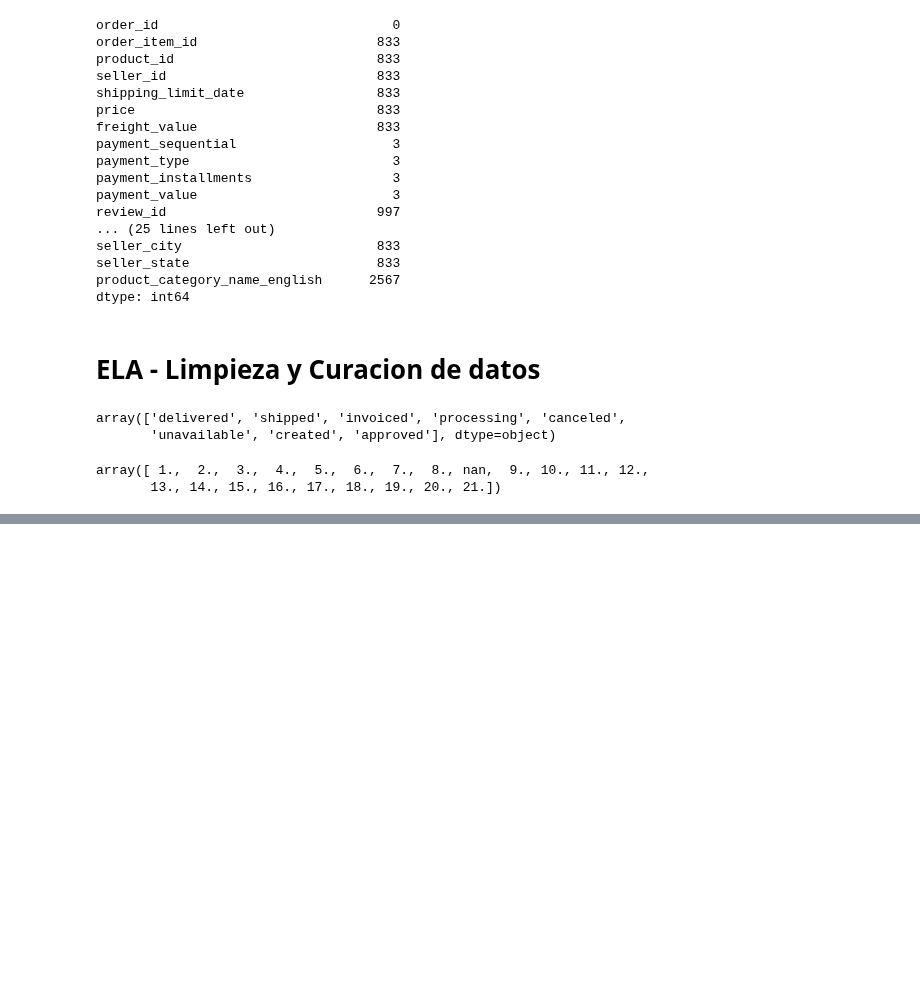
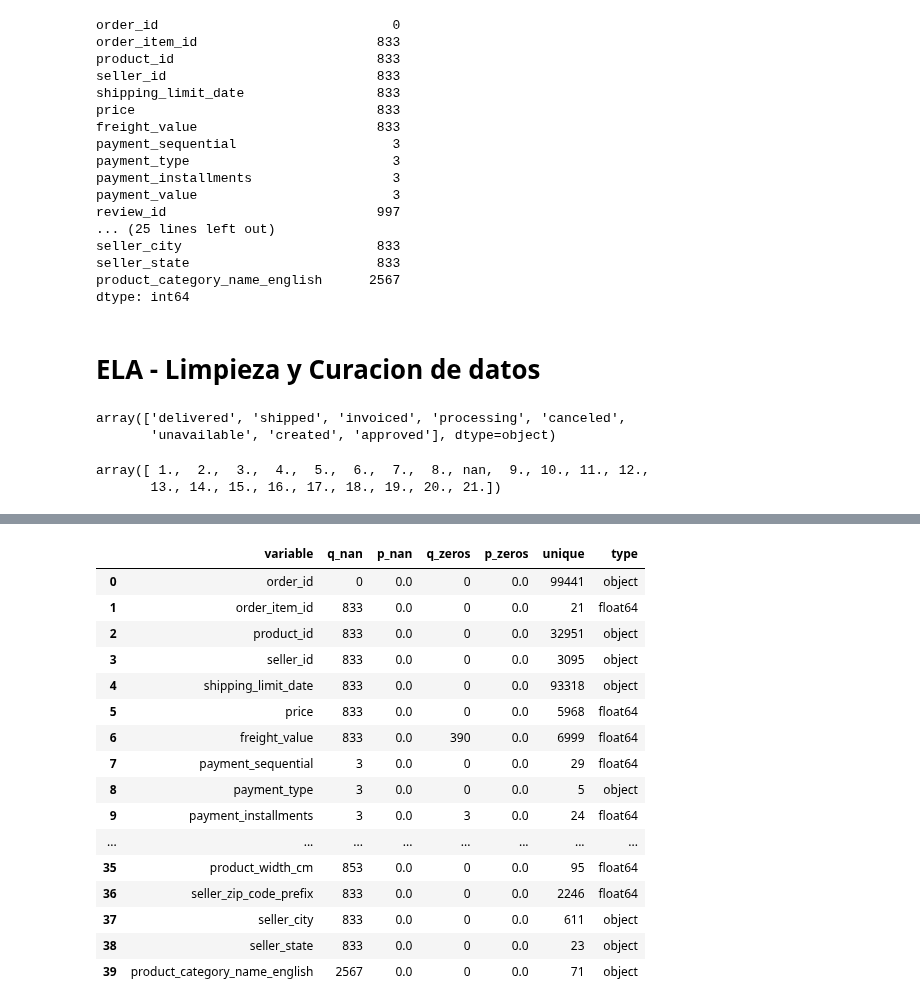
Before and after one commit to fabizap/Olist, a Jupyter notebook: Actividad_Integradora_Final.ipynb, the cells around one changed output, grey strips where cells are left out. Saved outputs shown, nothing was run; the diff lists cells and outputs as text; code cells hidden in the pictures; blank space fills up the shorter version.

```diff
--- a/Actividad_Integradora_Final.ipynb
+++ b/Actividad_Integradora_Final.ipynb
@@ -285,0 +289,49 @@ array([ 1.,  2.,  3.,  4.,  5.,  6.,  7.,  8., nan,  9., 10., 11., 12.,
+# %%
+def status(data):
+
+    data2=data
+
+    # total de filas
+    tot_rows=len(data2)
+
+    # total de nan
+    d2=data2.isnull().sum().reset_index()
+    d2.columns=['variable', 'q_nan']
+
+    # porcentaje de nan
+    d2[['p_nan']]=d2[['q_nan']]/tot_rows
+
+    # numero de ceros
+    d2['q_zeros']=(data2==0).sum().values
+
+    # porcentaje de zeros
+    d2['p_zeros']=d2[['q_zeros']]/tot_rows
+
+    # total de valores unicos
+    d2['unique']=data2.nunique().values
+
+    # obtiene tipos de datos por columna
+    d2['type']=[str(x) for x in data2.dtypes.values]
+
+    return(d2)
+# %%
+pd.options.display.float_format = '{:,.1f}'.format # 1 decimal
+status(df_merged)
+# %% [output]
+|  | variable | q_nan | p_nan | q_zeros | p_zeros | unique | type |
+| 0 | order_id | 0 | 0.0 | 0 | 0.0 | 99441 | object |
+| 1 | order_item_id | 833 | 0.0 | 0 | 0.0 | 21 | float64 |
+| 2 | product_id | 833 | 0.0 | 0 | 0.0 | 32951 | object |
+| 3 | seller_id | 833 | 0.0 | 0 | 0.0 | 3095 | object |
+| 4 | shipping_limit_date | 833 | 0.0 | 0 | 0.0 | 93318 | object |
+| 5 | price | 833 | 0.0 | 0 | 0.0 | 5968 | float64 |
+| 6 | freight_value | 833 | 0.0 | 390 | 0.0 | 6999 | float64 |
+| 7 | payment_sequential | 3 | 0.0 | 0 | 0.0 | 29 | float64 |
+| 8 | payment_type | 3 | 0.0 | 0 | 0.0 | 5 | object |
+| 9 | payment_installments | 3 | 0.0 | 3 | 0.0 | 24 | float64 |
+| ... | ... | ... | ... | ... | ... | ... | ... |
+| 35 | product_width_cm | 853 | 0.0 | 0 | 0.0 | 95 | float64 |
+| 36 | seller_zip_code_prefix | 833 | 0.0 | 0 | 0.0 | 2246 | float64 |
+| 37 | seller_city | 833 | 0.0 | 0 | 0.0 | 611 | object |
+| 38 | seller_state | 833 | 0.0 | 0 | 0.0 | 23 | object |
+| 39 | product_category_name_english | 2567 | 0.0 | 0 | 0.0 | 71 | object |
```
Also changed, not shown: parts of 1 cell of this notebook.
